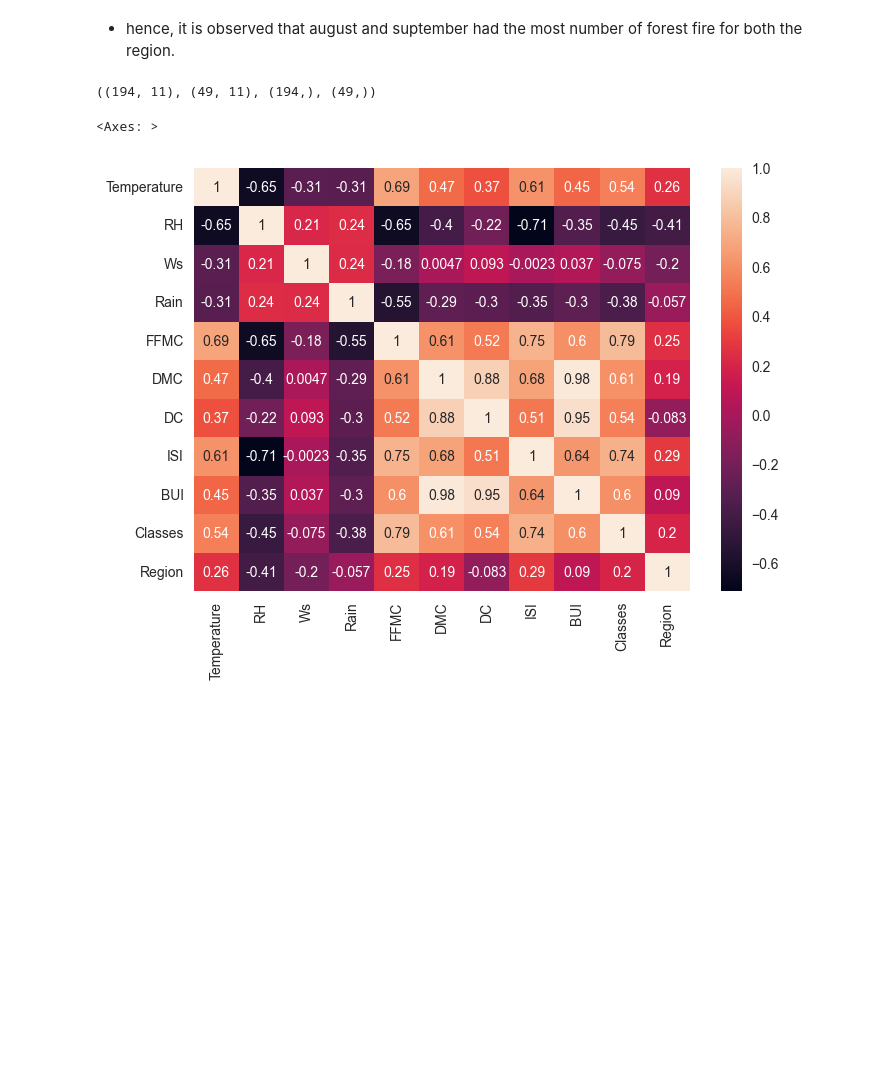
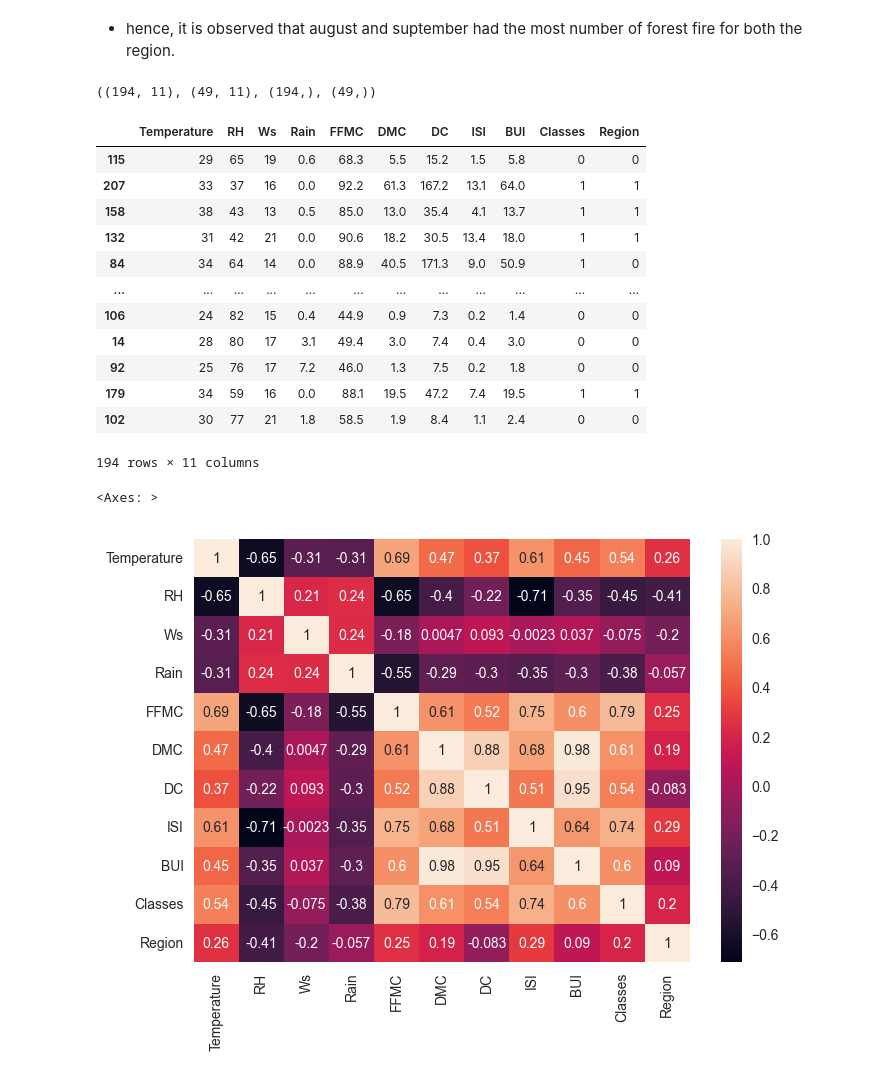
Before and after one commit to Meet-25/ML-code, a Jupyter notebook: Linear Regression/rigid-lasso-elastic net.ipynb, the cells around one changed output. Saved outputs shown, nothing was run; the diff lists cells and outputs as text; code cells hidden in the pictures; blank space fills up the shorter version.

```diff
--- a/Linear Regression/rigid-lasso-elastic net.ipynb
+++ b/Linear Regression/rigid-lasso-elastic net.ipynb
@@ -283,6 +283,22 @@ X_train, X_test, y_train, y_test = train_test_split(X, y, test_size=0.2, random_
 X_train.shape, X_test.shape, y_train.shape, y_test.shape
 # %% [output]
 ((194, 11), (49, 11), (194,), (49,))
+# %%
+X_train
+# %% [output]
+|  | Temperature | RH | Ws | Rain | FFMC | DMC | DC | ISI | BUI | Classes | Region |
+| 115 | 29 | 65 | 19 | 0.6 | 68.3 | 5.5 | 15.2 | 1.5 | 5.8 | 0 | 0 |
+| 207 | 33 | 37 | 16 | 0.0 | 92.2 | 61.3 | 167.2 | 13.1 | 64.0 | 1 | 1 |
+| 158 | 38 | 43 | 13 | 0.5 | 85.0 | 13.0 | 35.4 | 4.1 | 13.7 | 1 | 1 |
+| 132 | 31 | 42 | 21 | 0.0 | 90.6 | 18.2 | 30.5 | 13.4 | 18.0 | 1 | 1 |
+| 84 | 34 | 64 | 14 | 0.0 | 88.9 | 40.5 | 171.3 | 9.0 | 50.9 | 1 | 0 |
+| ... | ... | ... | ... | ... | ... | ... | ... | ... | ... | ... | ... |
+| 106 | 24 | 82 | 15 | 0.4 | 44.9 | 0.9 | 7.3 | 0.2 | 1.4 | 0 | 0 |
+| 14 | 28 | 80 | 17 | 3.1 | 49.4 | 3.0 | 7.4 | 0.4 | 3.0 | 0 | 0 |
+| 92 | 25 | 76 | 17 | 7.2 | 46.0 | 1.3 | 7.5 | 0.2 | 1.8 | 0 | 0 |
+| 179 | 34 | 59 | 16 | 0.0 | 88.1 | 19.5 | 47.2 | 7.4 | 19.5 | 1 | 1 |
+| 102 | 30 | 77 | 21 | 1.8 | 58.5 | 1.9 | 8.4 | 1.1 | 2.4 | 0 | 0 |
+194 rows × 11 columns
 # %%
 sns.set_style('whitegrid')
 sns.heatmap(X_train.corr(),annot=True)
```
Also changed, not shown: parts of 7 cells of this notebook, 3 other files.
